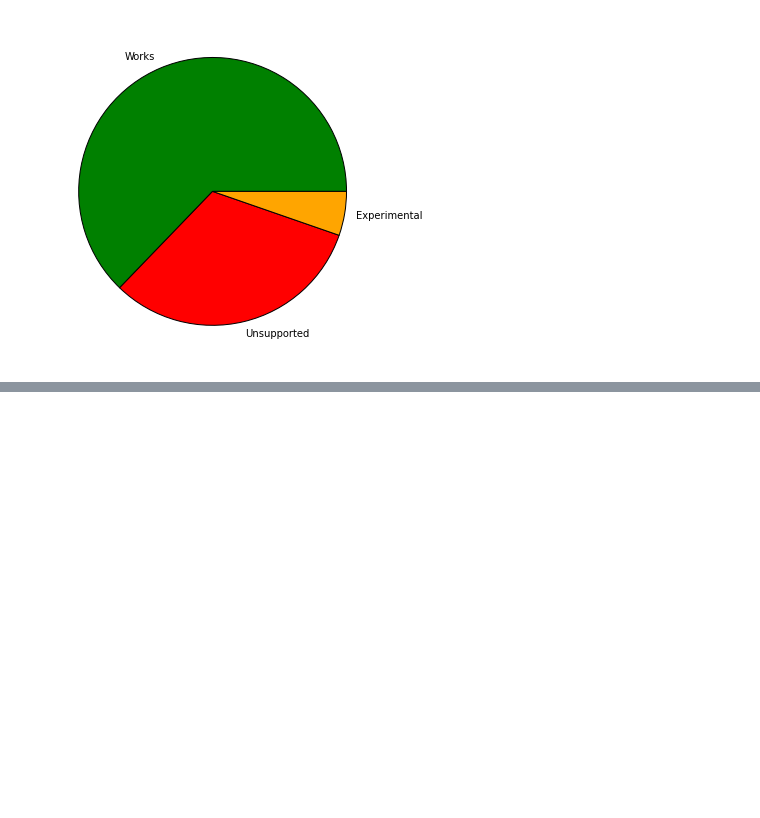
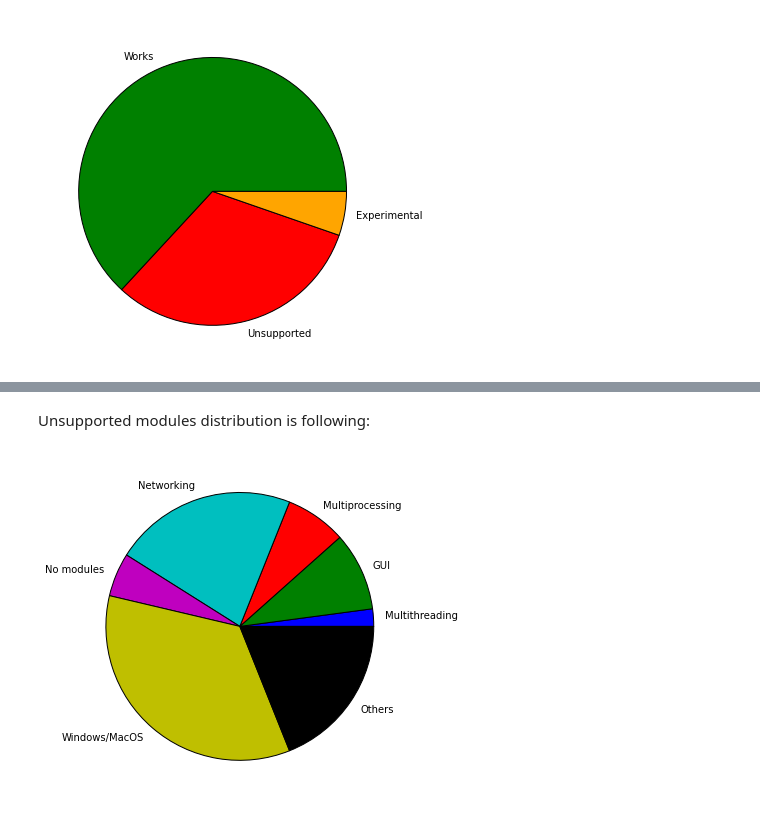
Before and after one commit to rampage644/Documents, a Jupyter notebook: Python matrix.ipynb, the cells around one changed output, grey strips where cells are left out. Cells and saved outputs as stored; diff of their text form; code cells hidden in the pictures; blank space fills up the shorter version.

```diff
--- a/Python matrix.ipynb
+++ b/Python matrix.ipynb
@@ -390,3 +401,13 @@ display_html(table(l1+l2+l3, columns=7), raw=True)
+# %% [markdown]
+Unsupported modules distribution is following:
+# %%
+reasons = ['Multithreading', 'GUI', 'Multiprocessing', 'Networking', 'No modules', 'Windows/MacOS', 'Others']
+modules = [2, 9, 7, 21, 5, 33, 18]
+# %%
+fig, ax = plt.subplots(figsize=(6, 6))  # make the plot square
+pie = ax.pie(modules, labels=reasons)
+# %% [output]
+[figure, added]
 # %%
 from IPython.core.display import HTML
 def css_styling():
```
Also changed, not shown: parts of 5 cells of this notebook.
